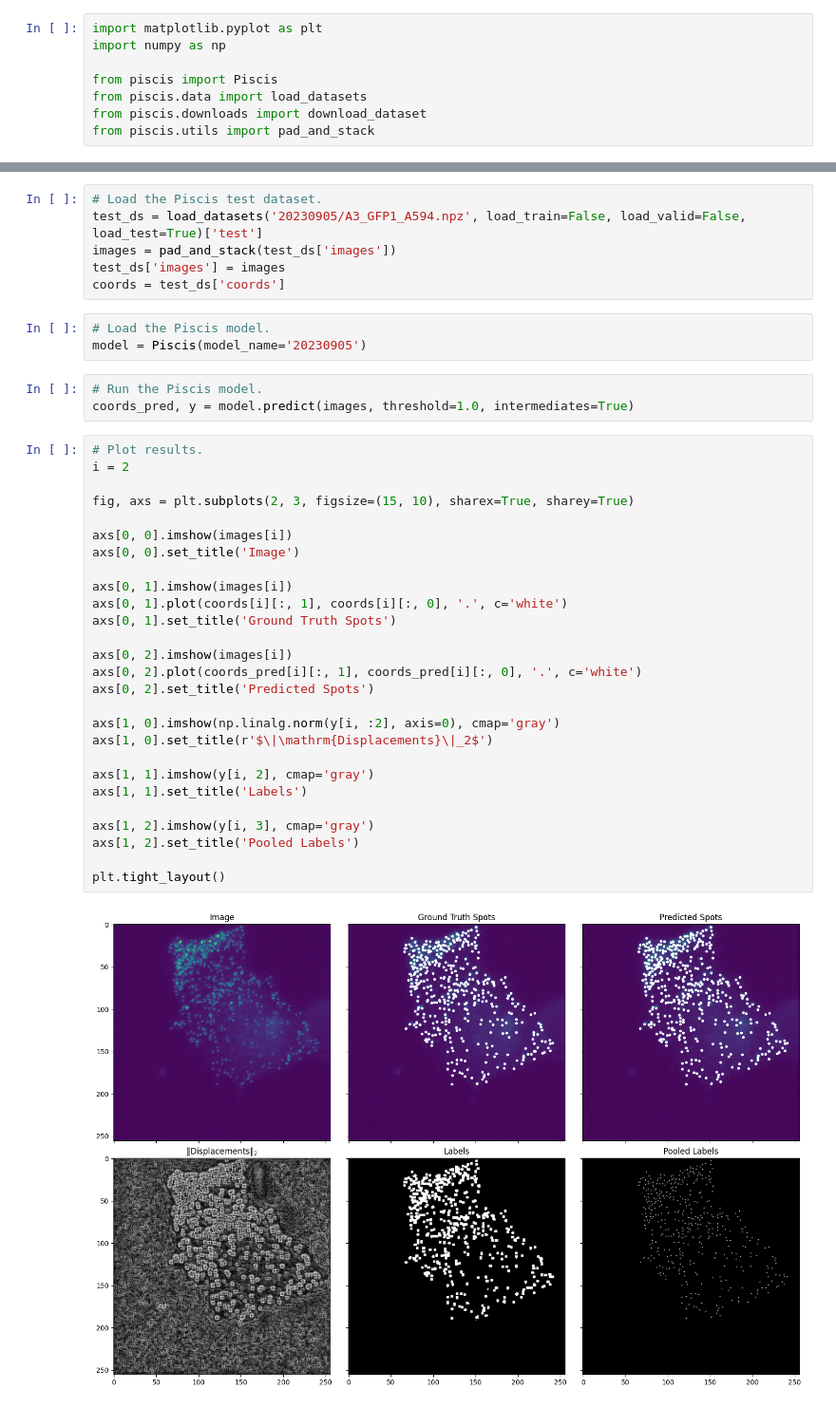
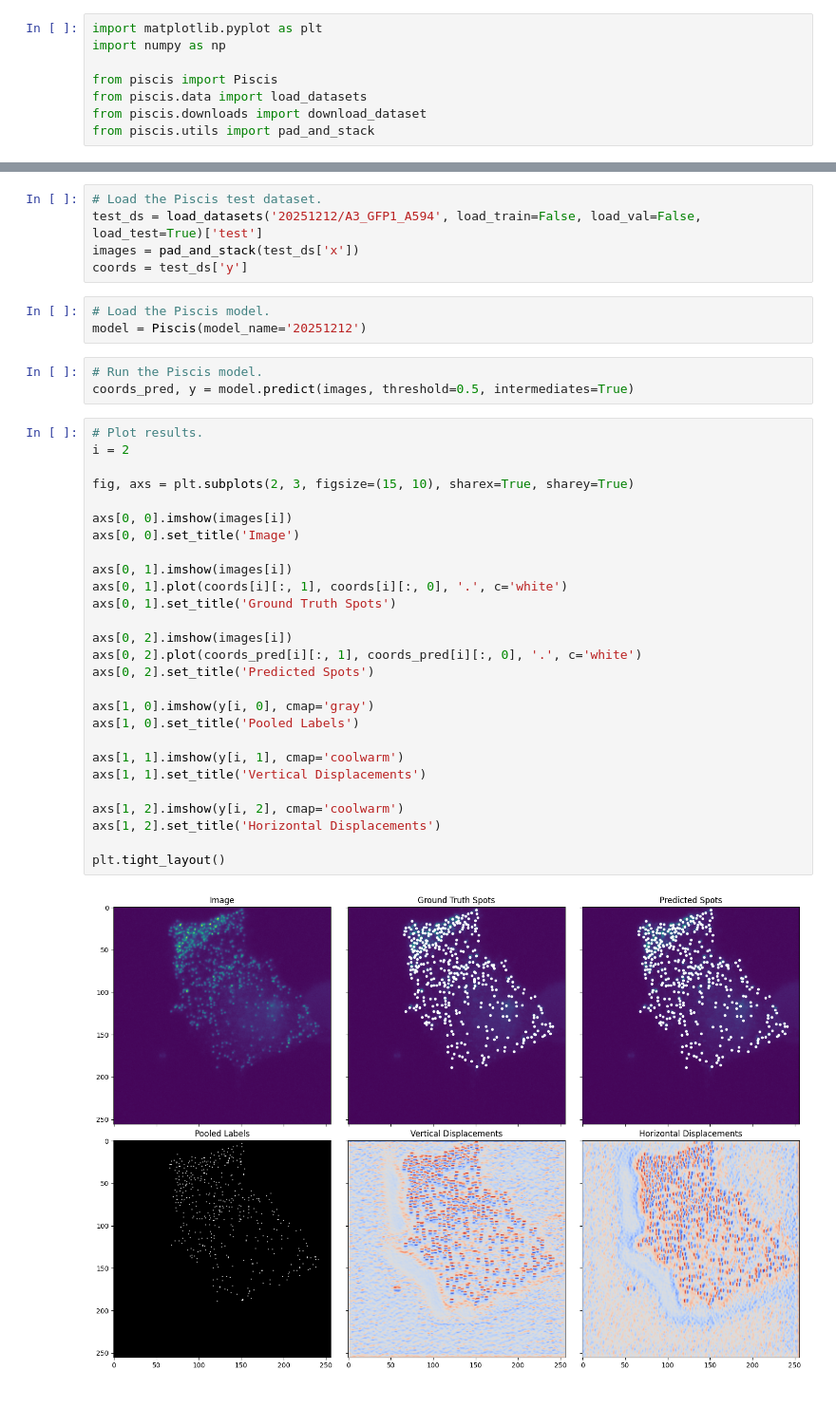
Before and after one commit to zjniu/Piscis, a Jupyter notebook: notebooks/run_piscis.ipynb, the cells around one changed output, grey strips where cells are left out. Shown at 95% size. Drawn from its saved outputs; the diff is of its cells as text.

```diff
--- a/notebooks/run_piscis.ipynb
+++ b/notebooks/run_piscis.ipynb
@@ -14,41 +14,40 @@ download_dataset('20230905', '')
 # %%
 # Load the Piscis test dataset.
-test_ds = load_datasets('20230905/A3_GFP1_A594.npz', load_train=False, load_valid=False, load_test=True)['test']
-images = pad_and_stack(test_ds['images'])
-test_ds['images'] = images
-coords = test_ds['coords']
+test_ds = load_datasets('20251212/A3_GFP1_A594', load_train=False, load_val=False, load_test=True)['test']
+images = pad_and_stack(test_ds['x'])
+coords = test_ds['y']
 # %%
 # Load the Piscis model.
-model = Piscis(model_name='20230905')
+model = Piscis(model_name='20251212')
 # %%
 # Run the Piscis model.
-coords_pred, y = model.predict(images, threshold=1.0, intermediates=True)
+coords_pred, y = model.predict(images, threshold=0.5, intermediates=True)
 # %%
 # Plot results.
 i = 2
 
 fig, axs = plt.subplots(2, 3, figsize=(15, 10), sharex=True, sharey=True)
 
 axs[0, 0].imshow(images[i])
 axs[0, 0].set_title('Image')
 
 axs[0, 1].imshow(images[i])
 axs[0, 1].plot(coords[i][:, 1], coords[i][:, 0], '.', c='white')
 axs[0, 1].set_title('Ground Truth Spots')
 
 axs[0, 2].imshow(images[i])
 axs[0, 2].plot(coords_pred[i][:, 1], coords_pred[i][:, 0], '.', c='white')
 axs[0, 2].set_title('Predicted Spots')
 
-axs[1, 0].imshow(np.linalg.norm(y[i, :2], axis=0), cmap='gray')
-axs[1, 0].set_title(r'$\|\mathrm{Displacements}\|_2$')
+axs[1, 0].imshow(y[i, 0], cmap='gray')
+axs[1, 0].set_title('Pooled Labels')
 
-axs[1, 1].imshow(y[i, 2], cmap='gray')
-axs[1, 1].set_title('Labels')
+axs[1, 1].imshow(y[i, 1], cmap='coolwarm')
+axs[1, 1].set_title('Vertical Displacements')
 
-axs[1, 2].imshow(y[i, 3], cmap='gray')
-axs[1, 2].set_title('Pooled Labels')
+axs[1, 2].imshow(y[i, 2], cmap='coolwarm')
+axs[1, 2].set_title('Horizontal Displacements')
 
 plt.tight_layout()
 # %% [output]
-[figure, old version]
+[figure, new version]
```
Also changed, not shown: parts of 1 cell of this notebook, 1 other file.
